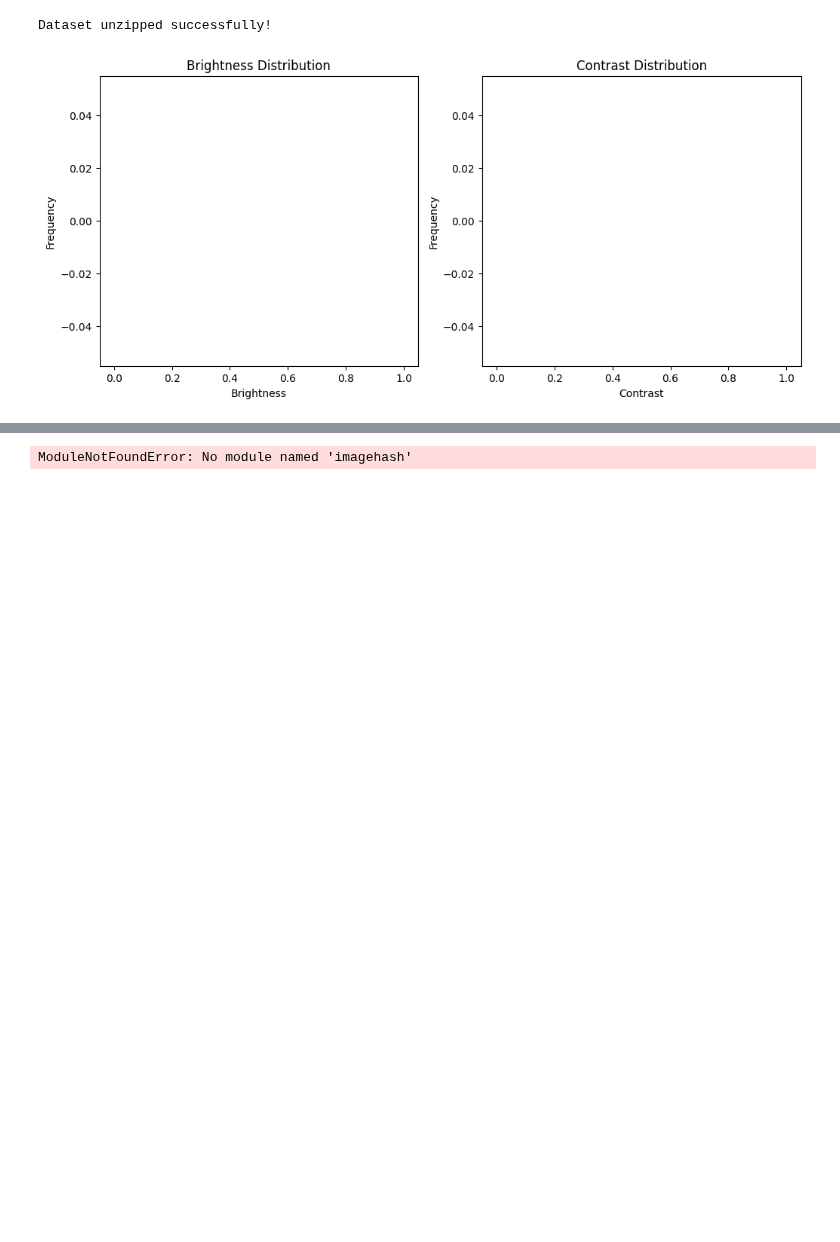
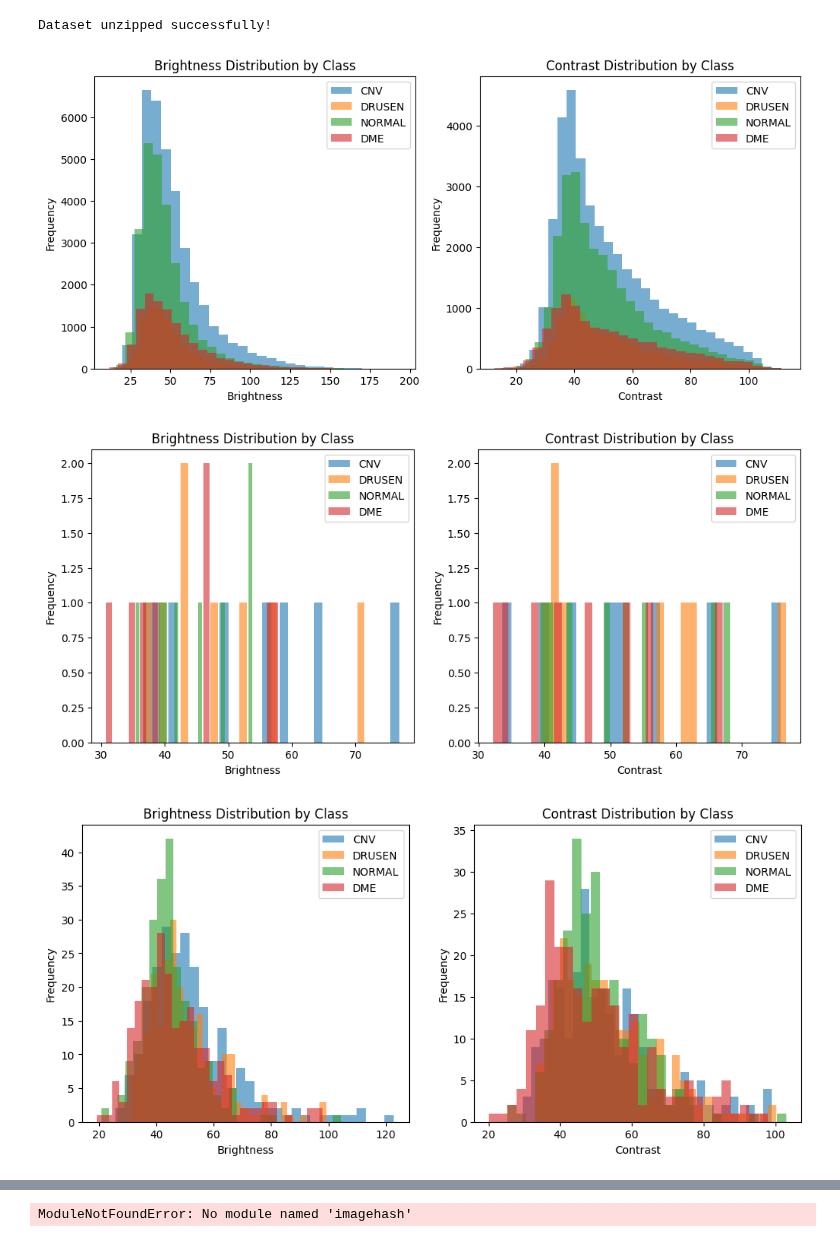
Before and after one commit to DinurakshanRavichandran/Visio-Glance, a Jupyter notebook: CourseworkModel2.ipynb, the cells around one changed output, grey strips where cells are left out. Saved outputs shown, nothing was run; the diff lists cells and outputs as text; code cells hidden in the pictures; blank space fills up the shorter version.

```diff
--- a/CourseworkModel2.ipynb
+++ b/CourseworkModel2.ipynb
@@ -29,56 +29,80 @@ from tqdm import tqdm
 
 def compute_brightness_contrast(image_path):
     """
-    Compute the brightness (mean pixel intensity) and contrast (standard deviation of pixel intensity).
+    Compute brightness (mean pixel intensity) and contrast (standard deviation of pixel intensity).
     """
     image = cv2.imread(image_path, cv2.IMREAD_GRAYSCALE)  # Convert to grayscale
-    brightness = np.mean(image)  # Average pixel intensity
-    contrast = np.std(image)  # Standard deviation of pixel intensity
+    if image is None:  # Handle unreadable images
+        return None, None
+    brightness = np.mean(image)
+    contrast = np.std(image)
     return brightness, contrast
 
-def analyze_brightness_contrast(image_dir):
+def analyze_brightness_contrast(base_dir):
     """
-    Analyze brightness and contrast for all images in a given directory.
+    Analyze brightness and contrast for all images within subfolders (class-wise analysis).
     """
-    brightness_values = []
-    contrast_values = []
+    class_brightness = {}
+    class_contrast = {}
 
-    image_files = [f for f in os.listdir(image_dir) if f.endswith(('.png', '.jpg', '.jpeg'))]
+    # Loop through each class subfolder
+    for class_name in os.listdir(base_dir):
+        class_path = os.path.join(base_dir, class_name)
+        if not os.path.isdir(class_path):  # Skip if not a directory
+            continue
 
-    for img_file in tqdm(image_files, desc="Processing images"):
-        img_path = os.path.join(image_dir, img_file)
-        brightness, contrast = compute_brightness_contrast(img_path)
-        brightness_values.append(brightness)
-        contrast_values.append(contrast)
+        brightness_values = []
+        contrast_values = []
 
-    # Plot distributions
+        image_files = [f for f in os.listdir(class_path) if f.endswith(('.png', '.jpg', '.jpeg'))]
+
+        for img_file in tqdm(image_files, desc=f"Processing {class_name} images"):
+            img_path = os.path.join(class_path, img_file)
+            brightness, contrast = compute_brightness_contrast(img_path)
+            if brightness is not None and contrast is not None:
+                brightness_values.append(brightness)
+                contrast_values.append(contrast)
+
+        # Store results for each class
+        class_brightness[class_name] = brightness_values
+        class_contrast[class_name] = contrast_values
+
+    # Plot distributions for each class
     plt.figure(figsize=(12, 5))
 
+    # Brightness plot
     plt.subplot(1, 2, 1)
-    plt.hist(brightness_values, bins=30, color='blue', alpha=0.7)
+    for class_name, values in class_brightness.items():
+        plt.hist(values, bins=30, alpha=0.6, label=class_name)
     plt.xlabel("Brightness")
     plt.ylabel("Frequency")
-    plt.title("Brightness Distribution")
+    plt.title("Brightness Distribution by Class")
+    plt.legend()
 
+    # Contrast plot
     plt.subplot(1, 2, 2)
-    plt.hist(contrast_values, bins=30, color='red', alpha=0.7)
+    for class_name, values in class_contrast.items():
+        plt.hist(values, bins=30, alpha=0.6, label=class_name)
     plt.xlabel("Contrast")
     plt.ylabel("Frequency")
-    plt.title("Contrast Distribution")
+    plt.title("Contrast Distribution by Class")
+    plt.legend()
 
     plt.show()
 
-# Example Usage
+# **Example Usage**
 train_dir = '/content/OCT_Dataset/OCT2017 /train'
 analyze_brightness_contrast(train_dir)
 
 val_dir = '/content/OCT_Dataset/OCT2017 /val'
 analyze_brightness_contrast(val_dir)
 
 test_dir = '/content/OCT_Dataset/OCT2017 /test'
 analyze_brightness_contrast(test_dir)
 # %% [output]
-[figure, old version]
+[figure, new version]
+[figure, added]
+[figure, added]
 # %%
 import os
 import matplotlib.pyplot as plt
```
Also changed, not shown: parts of 5 cells of this notebook.
